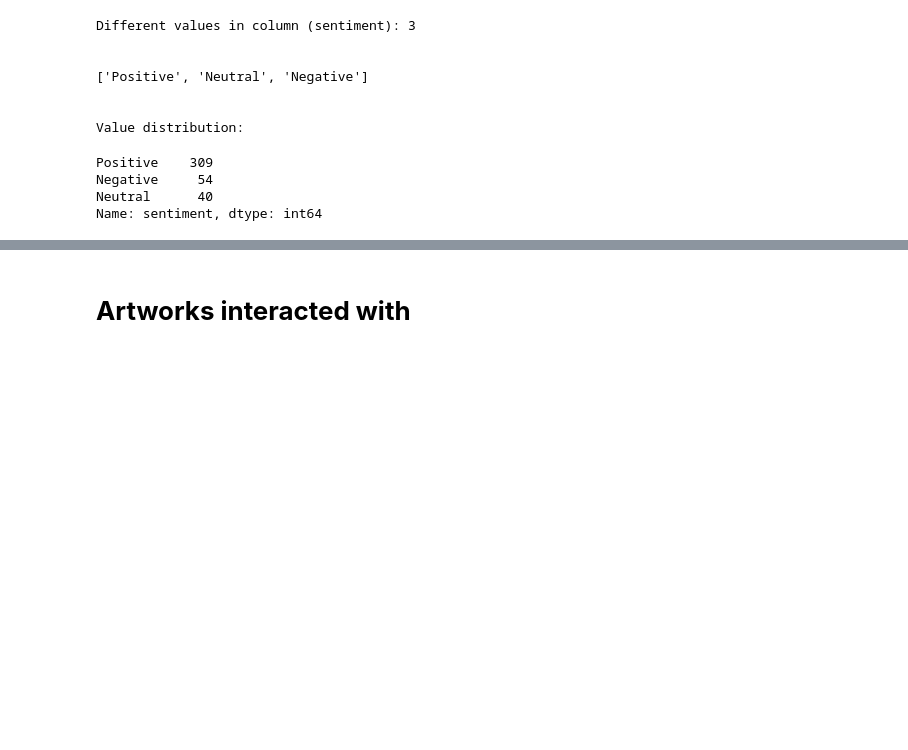
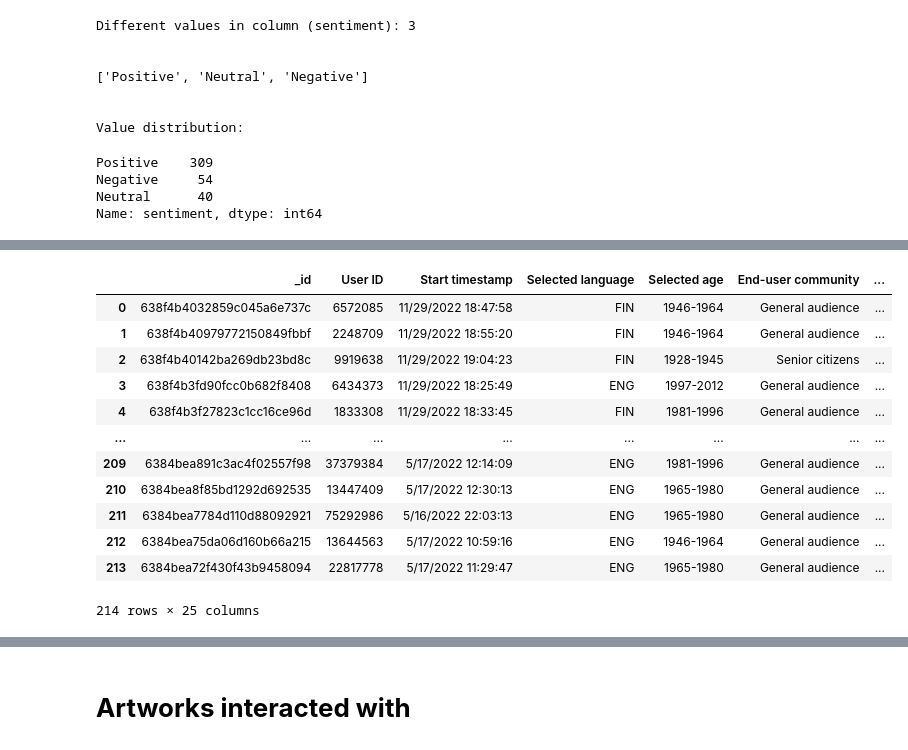
Before and after one commit to angelsanmar/LHD_Documentation, a Jupyter notebook: DMH/20230214/artifacts_stories_data.ipynb, the cells around one changed output, grey strips where cells are left out. Saved outputs shown, nothing was run; the diff lists cells and outputs as text; code cells hidden in the pictures; blank space fills up the shorter version.

```diff
--- a/DMH/20230214/artifacts_stories_data.ipynb
+++ b/DMH/20230214/artifacts_stories_data.ipynb
@@ -2205,0 +2364,18 @@ Name: sentiment, dtype: int64
+# %%
+filename = 'DB130_DMH - Pop-up_VR_Museum - User Responses'
+userResponses_df = pd.read_json(folder + '/' + filename + '.json')
+userResponses_df
+# %% [output]
+|  | _id | User ID | Start timestamp | Selected language | Selected age | End-user community | ... |
+| 0 | 638f4b4032859c045a6e737c | 6572085 | 11/29/2022 18:47:58 | FIN | 1946-1964 | General audience | ... |
+| 1 | 638f4b40979772150849fbbf | 2248709 | 11/29/2022 18:55:20 | FIN | 1946-1964 | General audience | ... |
+| 2 | 638f4b40142ba269db23bd8c | 9919638 | 11/29/2022 19:04:23 | FIN | 1928-1945 | Senior citizens | ... |
+| 3 | 638f4b3fd90fcc0b682f8408 | 6434373 | 11/29/2022 18:25:49 | ENG | 1997-2012 | General audience | ... |
+| 4 | 638f4b3f27823c1cc16ce96d | 1833308 | 11/29/2022 18:33:45 | FIN | 1981-1996 | General audience | ... |
+| ... | ... | ... | ... | ... | ... | ... | ... |
+| 209 | 6384bea891c3ac4f02557f98 | 37379384 | 5/17/2022 12:14:09 | ENG | 1981-1996 | General audience | ... |
+| 210 | 6384bea8f85bd1292d692535 | 13447409 | 5/17/2022 12:30:13 | ENG | 1965-1980 | General audience | ... |
+| 211 | 6384bea7784d110d88092921 | 75292986 | 5/16/2022 22:03:13 | ENG | 1965-1980 | General audience | ... |
+| 212 | 6384bea75da06d160b66a215 | 13644563 | 5/17/2022 10:59:16 | ENG | 1946-1964 | General audience | ... |
+| 213 | 6384bea72f430f43b9458094 | 22817778 | 5/17/2022 11:29:47 | ENG | 1965-1980 | General audience | ... |
+214 rows × 25 columns
```
Also changed, not shown: parts of 19 cells of this notebook, 1 other file.
